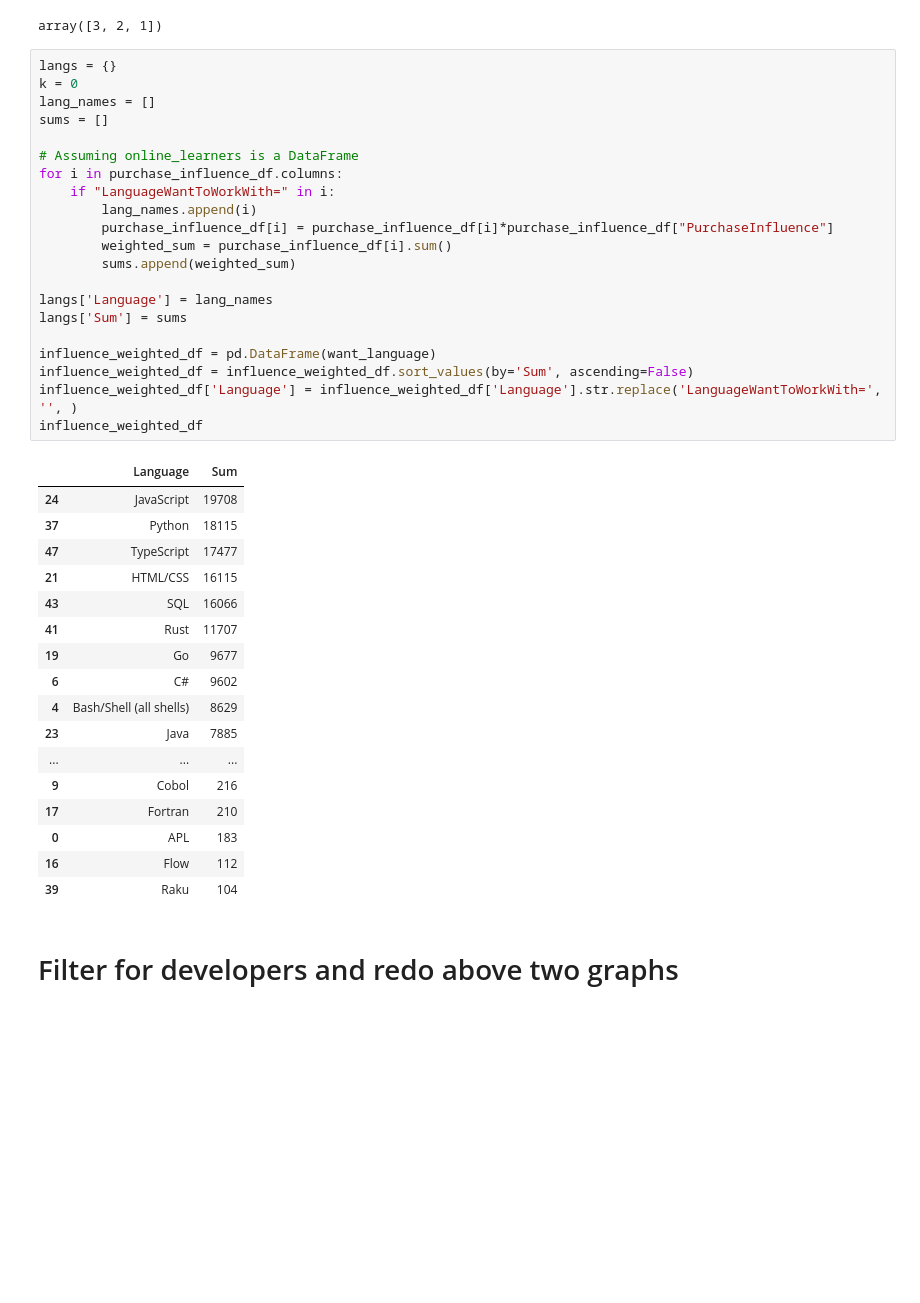
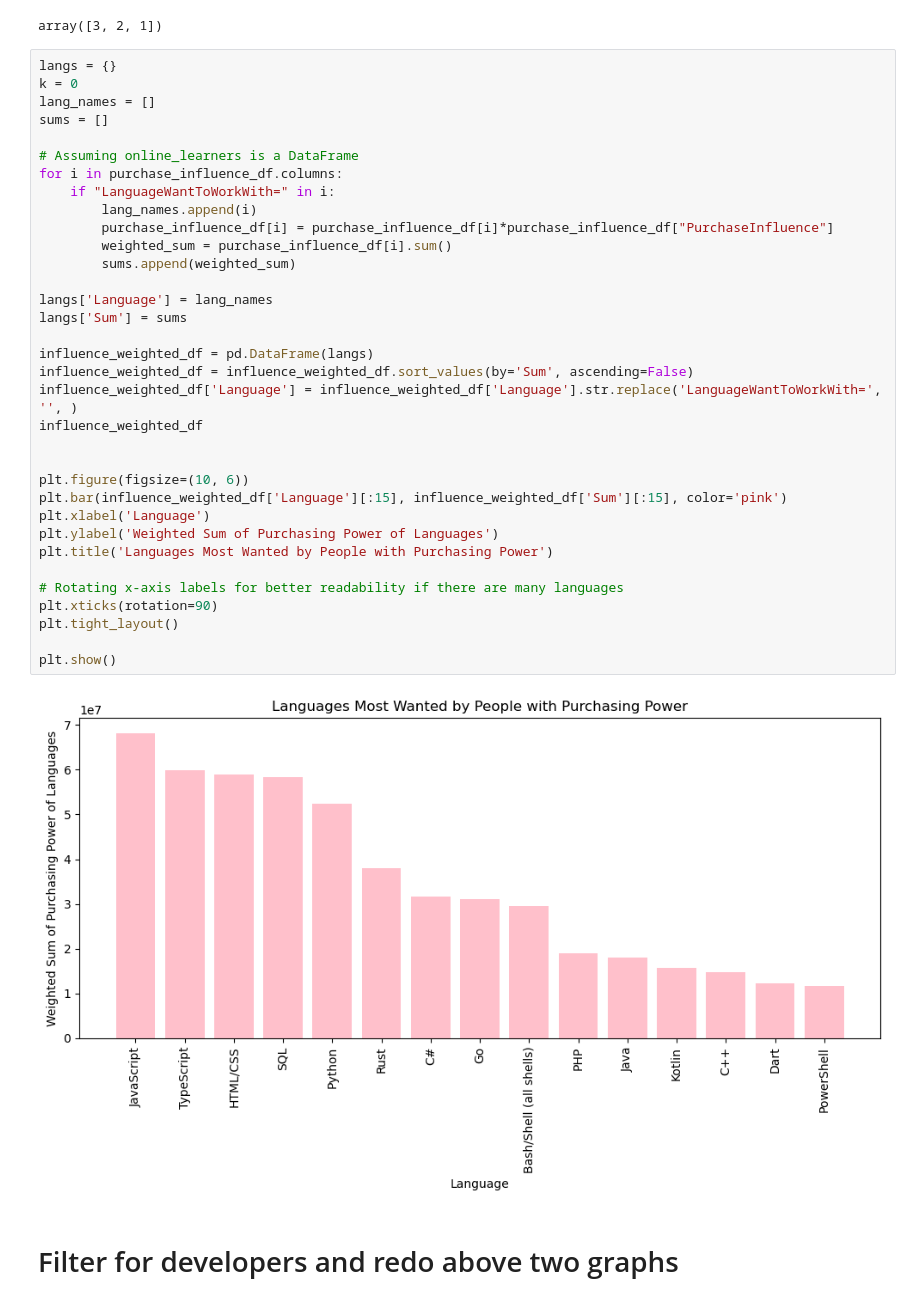
Before and after one commit to SarthakHa/stackoverflow-data-2023, a Jupyter notebook: analysis.ipynb, the cells around one changed output. Cells and saved outputs as stored; diff of their text form; blank space fills up the shorter version.

Commit message:
finished doing weighted sums and then made graph for it. Will do proportion with weighted sums after I finish redoing the analysis for the ML lab lmao

```diff
--- a/analysis.ipynb
+++ b/analysis.ipynb
@@ -562,41 +562,38 @@ array([3, 2, 1])
 # %%
 langs = {}
 k = 0
 lang_names = []
 sums = []
 
 # Assuming online_learners is a DataFrame
 for i in purchase_influence_df.columns:
     if "LanguageWantToWorkWith=" in i:
         lang_names.append(i)
         purchase_influence_df[i] = purchase_influence_df[i]*purchase_influence_df["PurchaseInfluence"]
         weighted_sum = purchase_influence_df[i].sum()
         sums.append(weighted_sum)
 
 langs['Language'] = lang_names
 langs['Sum'] = sums
 
-influence_weighted_df = pd.DataFrame(want_language)
+influence_weighted_df = pd.DataFrame(langs)
 influence_weighted_df = influence_weighted_df.sort_values(by='Sum', ascending=False)
 influence_weighted_df['Language'] = influence_weighted_df['Language'].str.replace('LanguageWantToWorkWith=', '', )
 influence_weighted_df
+
+
+plt.figure(figsize=(10, 6))
+plt.bar(influence_weighted_df['Language'][:15], influence_weighted_df['Sum'][:15], color='pink')
+plt.xlabel('Language')
+plt.ylabel('Weighted Sum of Purchasing Power of Languages')
+plt.title('Languages Most Wanted by People with Purchasing Power')
+
+# Rotating x-axis labels for better readability if there are many languages
+plt.xticks(rotation=90)
+plt.tight_layout()
+
+plt.show()
 # %% [output]
-|  | Language | Sum |
-| 24 | JavaScript | 19708 |
-| 37 | Python | 18115 |
-| 47 | TypeScript | 17477 |
-| 21 | HTML/CSS | 16115 |
-| 43 | SQL | 16066 |
-| 41 | Rust | 11707 |
-| 19 | Go | 9677 |
-| 6 | C# | 9602 |
-| 4 | Bash/Shell (all shells) | 8629 |
-| 23 | Java | 7885 |
-| ... | ... | ... |
-| 9 | Cobol | 216 |
-| 17 | Fortran | 210 |
-| 0 | APL | 183 |
-| 16 | Flow | 112 |
-| 39 | Raku | 104 |
+[figure, added]
 # %% [markdown]
 # Filter for developers and redo above two graphs
```
Also changed, not shown: parts of 1 cell of this notebook.
